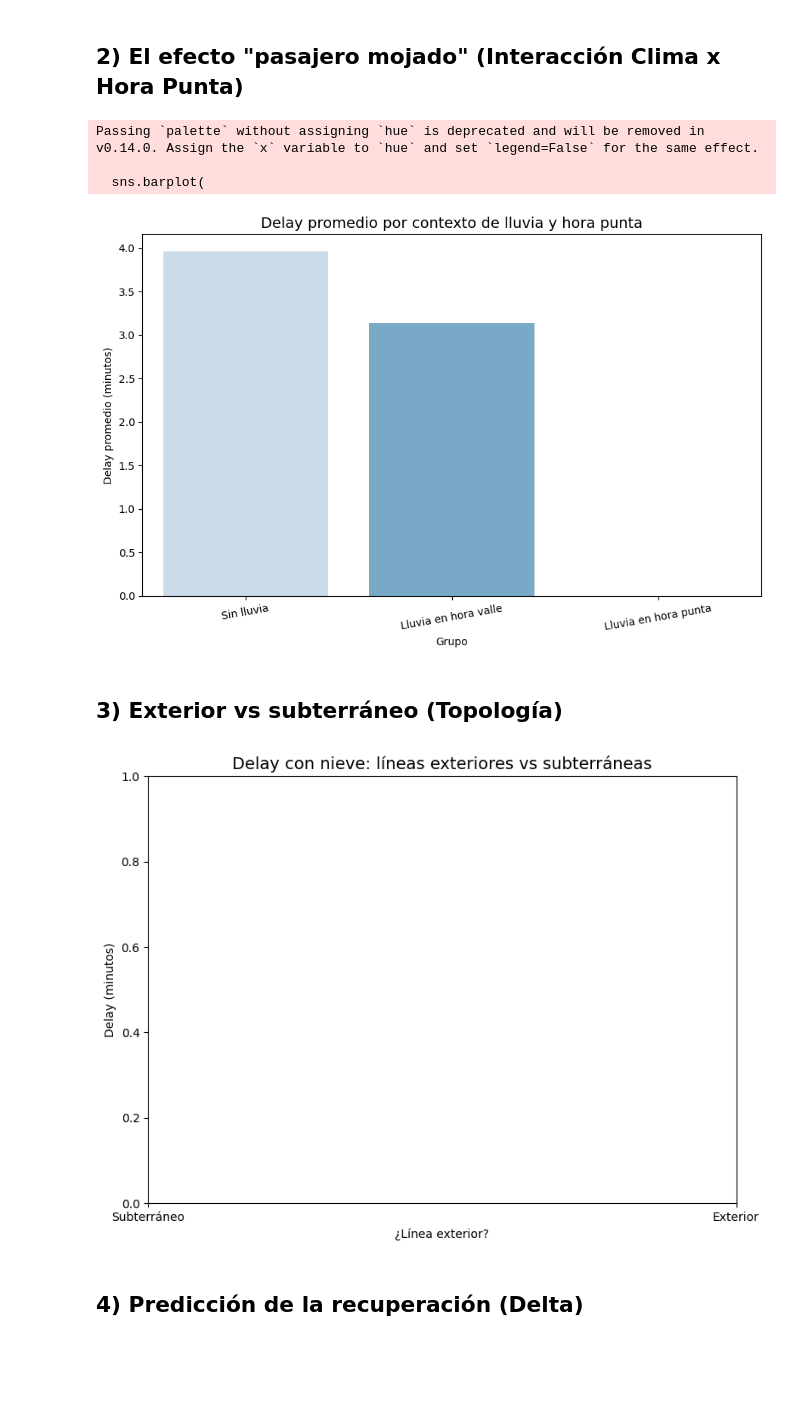
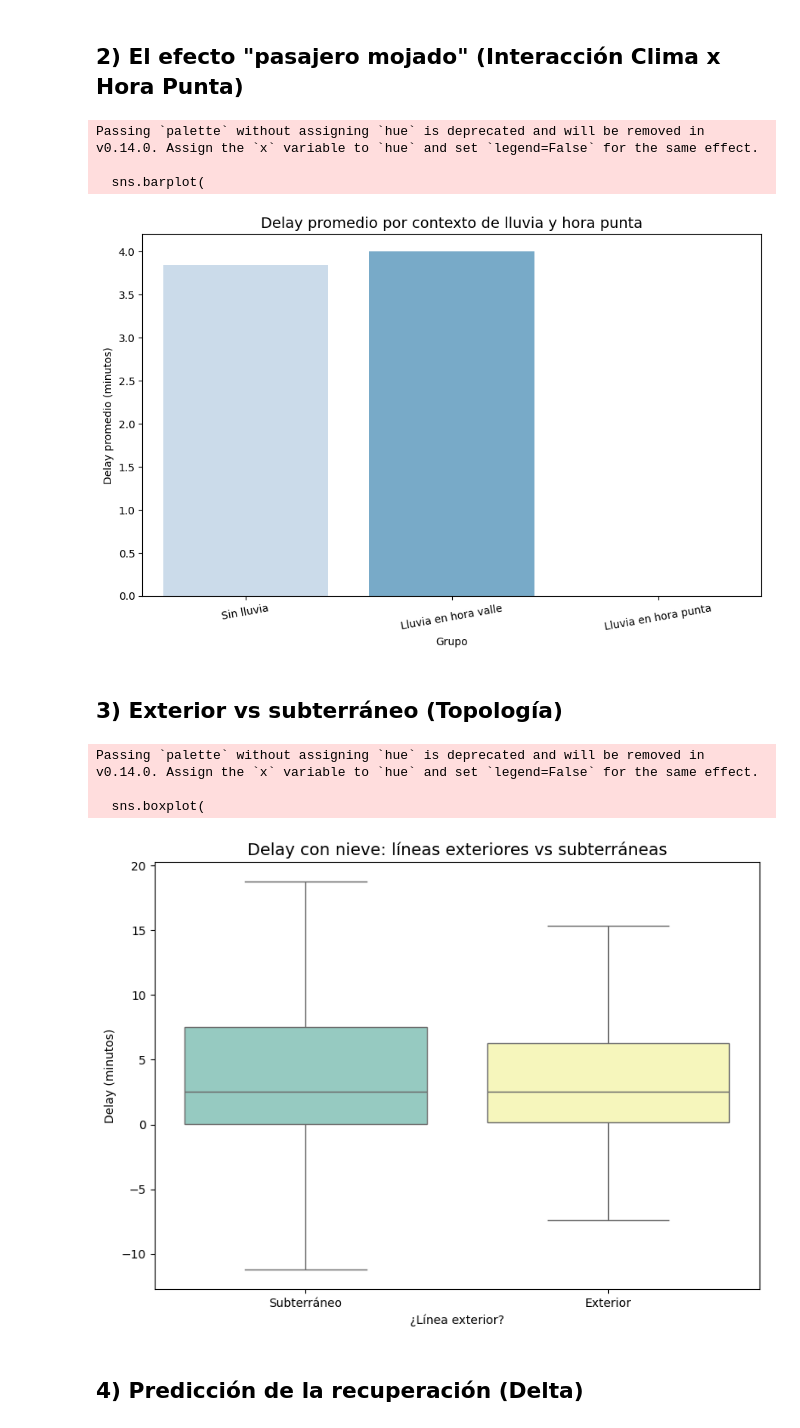
Before and after one commit to UCM-GIDIA-PD1/c2526-R5, a Jupyter notebook: notebooks/analisis_datos_clima.ipynb, the cells around one changed output. Drawn from its saved outputs; the diff is of its cells as text; code cells hidden in the pictures; blank space fills up the shorter version.

Commit message:
He actualizado el análisis del clima usando los datos más extremos de 2025.

```diff
--- a/notebooks/analisis_datos_clima.ipynb
+++ b/notebooks/analisis_datos_clima.ipynb
@@ -377,17 +430,17 @@ plt.show()
 # %%
 # 1. Definimos qué es un colapso (ej: más de 10 min de retraso)
-df_master['retraso_critico'] = (df_master['delay_minutes'] > 10).astype(int)
+df_merged_extremo['retraso_critico'] = (df_merged_extremo['delay_minutes'] > 10).astype(int)
 
 # 2. Dividimos la Temperatura en 5 grupos iguales (del más frío al más cálido)
-df_master['temp_bins'] = pd.qcut(
-    df_master['Temperature'],
+df_merged_extremo['temp_bins'] = pd.qcut(
+    df_merged_extremo['Temperature'],
     q=5,
     labels=['Muy Frío', 'Frío', 'Templado', 'Cálido', 'Muy Cálido']
 )
 
 plt.figure(figsize=(10, 6))
 sns.barplot(
-    data=df_master,
+    data=df_merged_extremo,
     x='temp_bins',
     y='retraso_critico',
     palette='coolwarm',
@@ -395,7 +448,7 @@ sns.barplot(
 )
 
 # Añadimos la media general como referencia
-plt.axhline(df_master['retraso_critico'].mean(), color='black', linestyle='--', label='Media General')
+plt.axhline(df_merged_extremo['retraso_critico'].mean(), color='black', linestyle='--', label='Media General')
 
 plt.title('Probabilidad de Sufrir un Colapso (>10 min) según la Temperatura', fontsize=15)
 plt.ylabel('Probabilidad de Colapso', fontsize=12)
@@ -517,11 +567,11 @@ plt.show()
 # %%
 # Creamos una variable binaria simple
-df_master['condicion_clima'] = df_master['Precipitation'].apply(lambda x: 'Lluvia' if x > 0 else 'Seco')
+df_merged_extremo['condicion_clima'] = df_merged_extremo['Precipitation'].apply(lambda x: 'Lluvia' if x > 0 else 'Seco')
 
 plt.figure(figsize=(8, 6))
 # showfliers=False quita los puntos extremos para ver claramente dónde está el grueso de los trenes
 sns.boxplot(
-    data=df_master,
+    data=df_merged_extremo,
     x='condicion_clima',
     y='delay_minutes',
     palette='Pastel1',
@@ -546,13 +596,13 @@ np.float64(45.92787170410156)
 ## 1) Creación de banderas de clima extremo (Umbrales)
 # %%
 # Banderas de clima extremo (0/1)
-df_master['is_flooding_risk'] = (df_master['precip_3h_accum'] > 1).astype(int)
-df_master['is_extreme_heat'] = (df_master['Temperature'] > 7.0).astype(int)
-df_master['is_blizzard'] = ((df_master['Snow'] > 0) & (df_master['Wind Speed'] > 25)).astype(int)
+df_merged_extremo['is_flooding_risk'] = (df_merged_extremo['precip_3h_accum'] > 1).astype(int)
+df_merged_extremo['is_extreme_heat'] = (df_merged_extremo['Temperature'] > 7.0).astype(int)
+df_merged_extremo['is_blizzard'] = ((df_merged_extremo['Snow'] > 0) & (df_merged_extremo['Wind Speed'] > 25)).astype(int)
 
 # Media de delay_minutes agrupada por riesgo de inundación
 delay_por_flooding = (
-    df_master.groupby('is_blizzard', dropna=False)['delay_minutes']
+    df_merged_extremo.groupby('is_blizzard', dropna=False)['delay_minutes']
     .mean()
     .rename('avg_delay_minutes')
 )
@@ -565,18 +616,18 @@ display(delay_por_flooding.to_frame())
 ## 2) El efecto "pasajero mojado" (Interacción Clima x Hora Punta)
 # %%
 # Interacción lluvia x hora punta
-df_master['rain_x_peak'] = ((df_master['Precipitation'] > 0) & (df_master['is_peak'] == 1)).astype(int)
+df_merged_extremo['rain_x_peak'] = ((df_merged_extremo['Precipitation'] > 0) & (df_merged_extremo['is_peak'] == 1)).astype(int)
 
 # Definimos 3 grupos mutuamente excluyentes
-df_master['grupo_lluvia_peak'] = 'Sin lluvia'
-df_master.loc[(df_master['Precipitation'] > 0) & (df_master['is_peak'] == 0), 'grupo_lluvia_peak'] = 'Lluvia en hora valle'
-df_master.loc[df_master['rain_x_peak'] == 1, 'grupo_lluvia_peak'] = 'Lluvia en hora punta'
+df_merged_extremo['grupo_lluvia_peak'] = 'Sin lluvia'
+df_merged_extremo.loc[(df_merged_extremo['Precipitation'] > 0) & (df_merged_extremo['is_peak'] == 0), 'grupo_lluvia_peak'] = 'Lluvia en hora valle'
+df_merged_extremo.loc[df_merged_extremo['rain_x_peak'] == 1, 'grupo_lluvia_peak'] = 'Lluvia en hora punta'
 
 orden_grupos = ['Sin lluvia', 'Lluvia en hora valle', 'Lluvia en hora punta']
 
 plt.figure(figsize=(9, 6))
 sns.barplot(
-    data=df_master,
+    data=df_merged_extremo,
     x='grupo_lluvia_peak',
     y='delay_minutes',
     order=orden_grupos,
@@ -594,34 +645,37 @@ plt.show()
 Passing `palette` without assigning `hue` is deprecated and will be removed in v0.14.0. Assign the `x` variable to `hue` and set `legend=False` for the same effect.
 
   sns.barplot(
-[figure, old version]
+[figure, new version]
 # %% [markdown]
 ## 3) Exterior vs subterráneo (Topología)
 # %%
 lineas_exteriores = ['7', 'N', 'Q', 'J', 'Z', 'B', 'D']
 
 # True si la línea tiene mucho tramo exterior
-df_master['is_exterior'] = df_master['route_id'].astype(str).isin(lineas_exteriores)
+df_merged_extremo['is_exterior'] = df_merged_extremo['route_id'].astype(str).isin(lineas_exteriores)
 
 # Filtramos solo observaciones con nieve
-df_snow = df_master[df_master['Snow'] > 0].copy()
+df_snow = df_merged_extremo[df_merged_extremo['Snow'] > 0].copy()
 
 plt.figure(figsize=(8, 6))
 sns.boxplot(
     data=df_snow,
     x='is_exterior',
     y='delay_minutes',
     showfliers=False,
     palette='Set3'
  )
 plt.title('Delay con nieve: líneas exteriores vs subterráneas', fontsize=14)
 plt.xlabel('¿Línea exterior?')
 plt.ylabel('Delay (minutos)')
 plt.xticks([0, 1], ['Subterráneo', 'Exterior'])
 plt.tight_layout()
 plt.show()
 # %% [output]
+Passing `palette` without assigning `hue` is deprecated and will be removed in v0.14.0. Assign the `x` variable to `hue` and set `legend=False` for the same effect.
+
+  sns.boxplot(
-[figure, old version]
+[figure, new version]
 # %% [markdown]
 ## 4) Predicción de la recuperación (Delta)
 # %%
```
Also changed, not shown: parts of 29 cells of this notebook.
